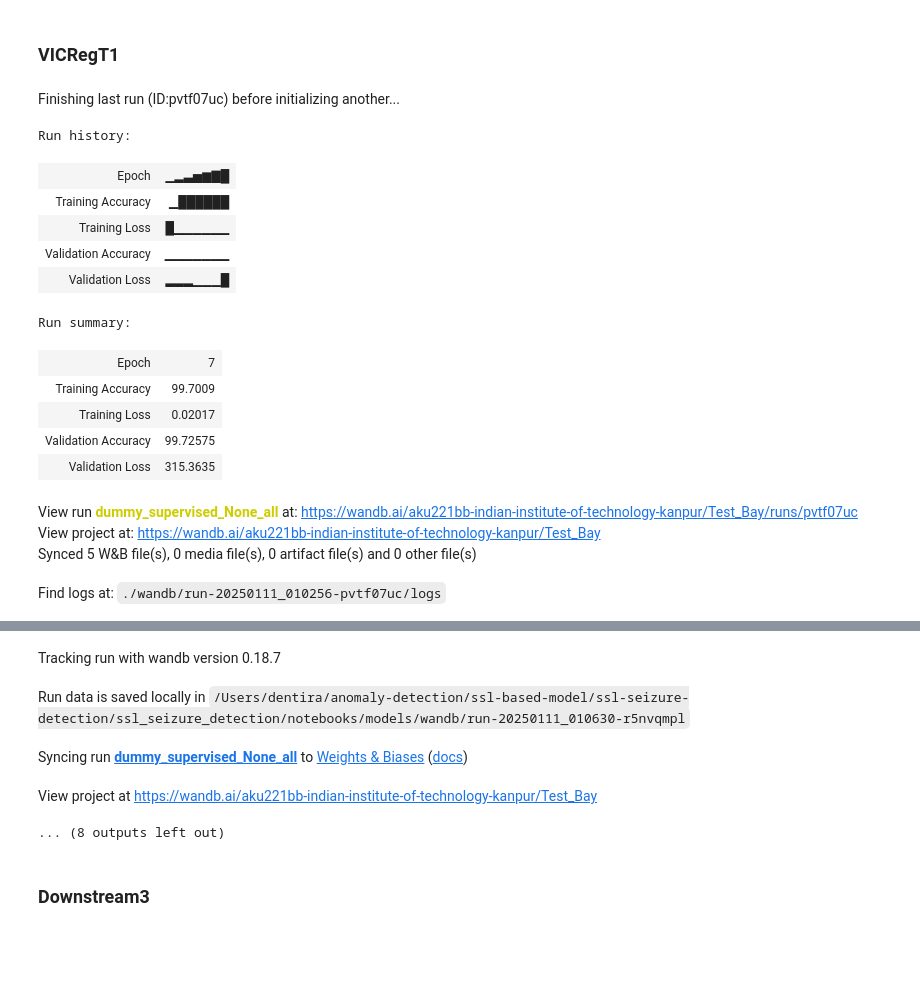
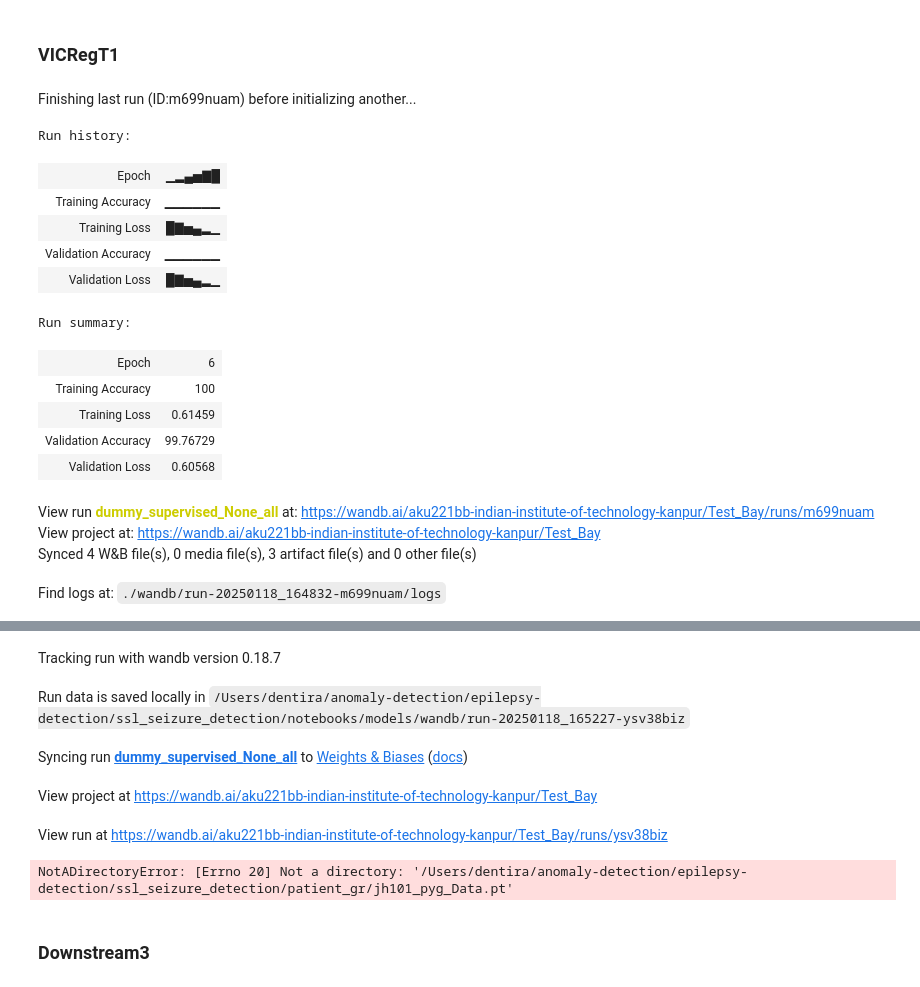
Before and after one commit to aku221b/epilepsy-detection, a Jupyter notebook: ssl_seizure_detection/notebooks/models/train.ipynb, the cells around one changed output, grey strips where cells are left out. Saved outputs shown, nothing was run; the diff lists cells and outputs as text; code cells hidden in the pictures; blank space fills up the shorter version.

Commit message:
seperate test and train data sources

```diff
--- a/ssl_seizure_detection/notebooks/models/train.ipynb
+++ b/ssl_seizure_detection/notebooks/models/train.ipynb
@@ -375,13 +375,14 @@ if __name__ == "__main__":
         pickle.dump(postictal_data, f)
 # %%
 import sys
-sys.path.append('/Users/dentira/anomaly-detection/ssl-based-model/ssl-seizure-detection/ssl_seizure_detection/src/train/')
-sys.path.append('/Users/dentira/anomaly-detection/ssl-based-model/ssl-seizure-detection/ssl_seizure_detection/src/config/')
+sys.path.append('/Users/dentira/anomaly-detection/epilepsy-detection/ssl_seizure_detection/src/train/train.py')
+sys.path.append('/Users/dentira/anomaly-detection/epilepsy-detection/ssl_seizure_detection/src/config/config.py')
 from train import train
 from config import ModelConfig, LossConfig, TrainConfig
 # Linux
-data_path = "/Users/dentira/anomaly-detection/ssl-based-model/ssl-seizure-detection/ssl_seizure_detection/patient_gr/"
-logdir = "/Users/dentira/anomaly-detection/ssl-based-model/ssl-seizure-detection/ssl_seizure_detection/1.0/"
+train_path = "/Users/dentira/anomaly-detection/epilepsy-detection/ssl_seizure_detection/patient_gr/"
+test_path = "/Users/dentira/anomaly-detection/epilepsy-detection/ssl_seizure_detection/patient_gr/"
+logdir = "/Users/dentira/anomaly-detection/epilepsy-detection/ssl_seizure_detection/1.0"
 
 model_config = {
     "num_node_features":9,
@@ -395,49 +396,51 @@ model_config = {
 }
 
 loss_config = None
 
 train_config = TrainConfig(
-    data_path=data_path,
+    train_path=train_path,
+    test_path=test_path,
     logdir=logdir,
     patient_id="dummy",
     epochs=40,
     data_size=1.0,
-    val_ratio=0.4,
-    test_ratio=0.1,
+    train_ratio=1.0,
+    val_ratio=0.7,
+    test_ratio=0.3,
     batch_size=32,
     num_workers=4,
     lr=[1e-3, 0.02],
     weight_decay=1e-3,
     model_id="supervised",
     timing=True,
     project_id="Test_Bay",
     patience=20,
     eta_min=0.002,
     run_type="all",
     exp_id= "dummy_1",
     datetime_id=None,
     requires_grad=True,
     head="linear",
     classify= "binary"
 )
 
 
 train(train_config, model_config, loss_config)
 # %% [output]
-Finishing last run (ID:pvtf07uc) before initializing another...
+Finishing last run (ID:m699nuam) before initializing another...
 Run history:
-| Epoch | ▁▂▃▅▆▇█ |
-| Training Accuracy | ▁██████ |
-| Training Loss | █▁▁▁▁▁▁ |
-| Validation Accuracy | ▁▁▁▁▁▁▁ |
-| Validation Loss | ▂▂▂▁▁▁█ |
+| Epoch | ▁▂▄▅▇█ |
+| Training Accuracy | ▁▁▁▁▁▁ |
+| Training Loss | █▇▅▄▂▁ |
+| Validation Accuracy | ▁▁▁▁▁▁ |
+| Validation Loss | █▇▅▄▂▁ |
 Run summary:
-| Epoch | 7 |
-| Training Accuracy | 99.7009 |
-| Training Loss | 0.02017 |
-| Validation Accuracy | 99.72575 |
-| Validation Loss | 315.3635 |
+| Epoch | 6 |
+| Training Accuracy | 100 |
+| Training Loss | 0.61459 |
+| Validation Accuracy | 99.76729 |
+| Validation Loss | 0.60568 |
-View run dummy_supervised_None_all at: https://wandb.ai/aku221bb-indian-institute-of-technology-kanpur/Test_Bay/runs/pvtf07uc
+View run dummy_supervised_None_all at: https://wandb.ai/aku221bb-indian-institute-of-technology-kanpur/Test_Bay/runs/m699nuam
 View project at: https://wandb.ai/aku221bb-indian-institute-of-technology-kanpur/Test_Bay
-Synced 5 W&B file(s), 0 media file(s), 0 artifact file(s) and 0 other file(s)
+Synced 4 W&B file(s), 0 media file(s), 3 artifact file(s) and 0 other file(s)
-Find logs at: ./wandb/run-20250111_010256-pvtf07uc/logs
+Find logs at: ./wandb/run-20250118_164832-m699nuam/logs
@@ -445,8 +448,9 @@ Successfully finished last run (ID:pvtf07uc). Initializing new run:
 Tracking run with wandb version 0.18.7
-Run data is saved locally in /Users/dentira/anomaly-detection/ssl-based-model/ssl-seizure-detection/ssl_seizure_detection/notebooks/models/wandb/run-20250111_010630-r5nvqmpl
+Run data is saved locally in /Users/dentira/anomaly-detection/epilepsy-detection/ssl_seizure_detection/notebooks/models/wandb/run-20250118_165227-ysv38biz
 Syncing run dummy_supervised_None_all to Weights & Biases (docs)
 View project at https://wandb.ai/aku221bb-indian-institute-of-technology-kanpur/Test_Bay
+View run at https://wandb.ai/aku221bb-indian-institute-of-technology-kanpur/Test_Bay/runs/ysv38biz
-... (8 outputs left out)
+NotADirectoryError: [Errno 20] Not a directory: '/Users/dentira/anomaly-detection/epilepsy-detection/ssl_seizure_detection/patient_gr/jh101_pyg_Data.pt'
 # %% [markdown]
 ### Downstream3
 # %%
```
Also changed, not shown: parts of 1 cell of this notebook, 4 other files.
